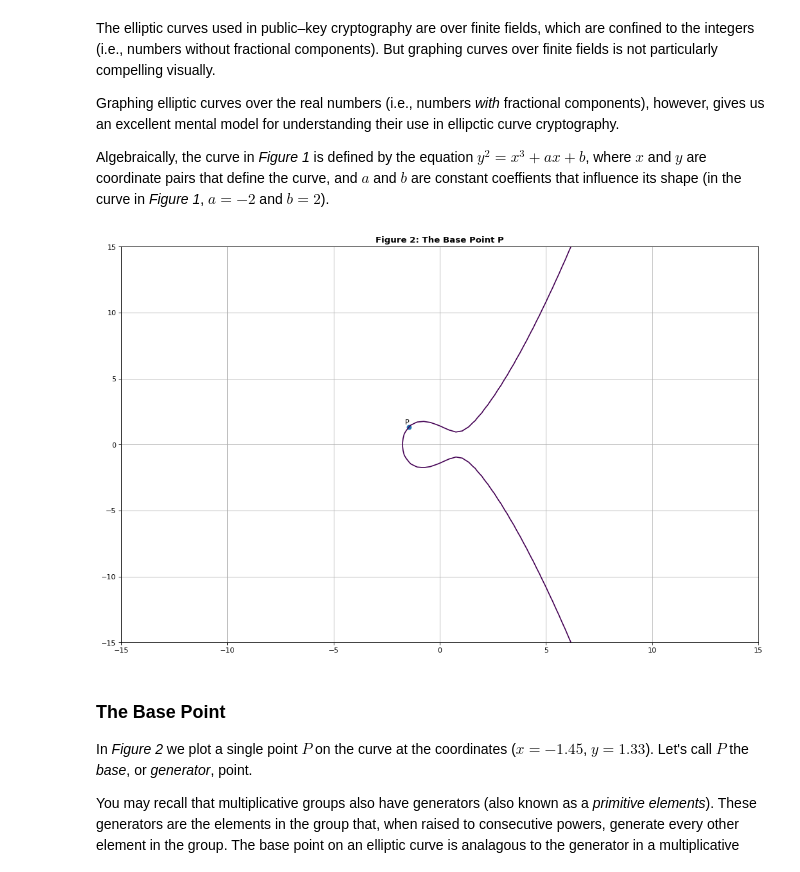
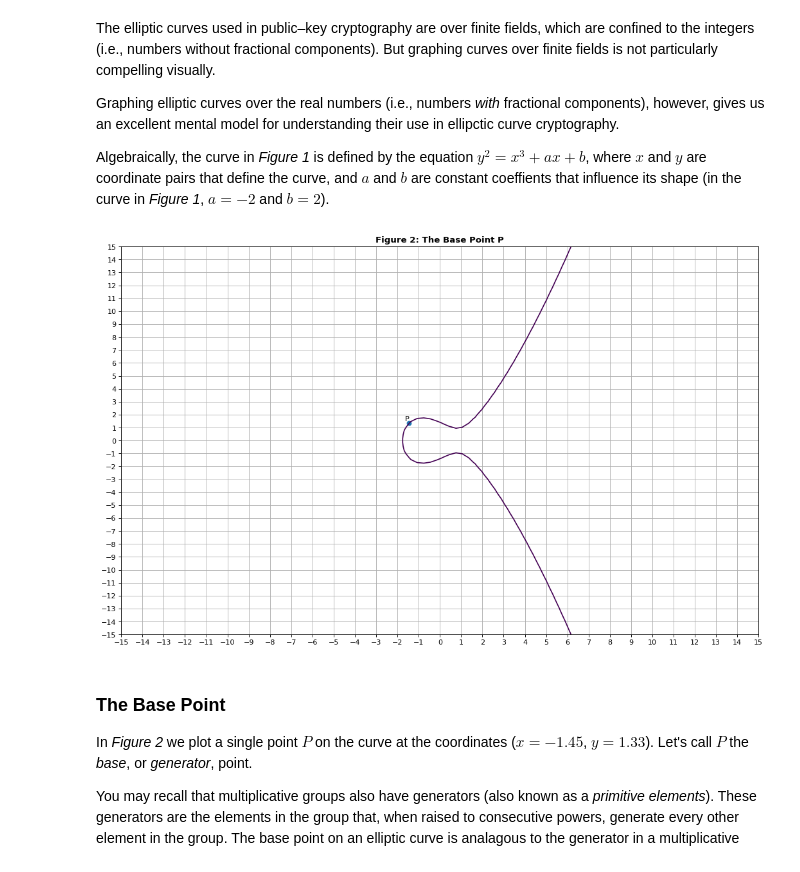
Before and after one commit to dchampion/crypto, a Jupyter notebook: doc/EllipticCurves.ipynb, the cells around one changed output. Saved outputs shown, nothing was run; the diff lists cells and outputs as text; code cells hidden in the pictures.

Commit message:
Increase tick increments on graphs

```diff
--- a/doc/EllipticCurves.ipynb
+++ b/doc/EllipticCurves.ipynb
@@ -13,6 +13,12 @@ import numpy as np
 import matplotlib.pyplot as plt
 
 plt.figure(figsize=(16,10), dpi=80)
+def grid(start, stop):
+    ticks = [_ for _ in range(start, stop)]
+    plt.xticks(ticks)
+    plt.yticks(ticks)
+
+grid(-17,17)
 
 y, x = np.ogrid[-15:15:100j, -15:15:100j]
 a, b = -2, 2
@@ -31,18 +37,19 @@ Graphing elliptic curves over the real numbers (i.e., numbers _with_ fractional
 Algebraically, the curve in _Figure 1_ is defined by the equation $y^2 = x^3 + ax + b$, where $x$ and $y$ are coordinate pairs that define the curve, and $a$ and $b$ are constant coeffients that influence its shape (in the curve in _Figure 1_, $a = -2$ and $b = 2$).
 # %%
 plt.figure(figsize=(16,10), dpi=80)
+grid(-17,17)
 
 plt.contour(x.ravel(), y.ravel(), pow(x, 3) - pow(y, 2) + a*x + b, [0])
 
 Px, Py = -1.45221053, 1.33333333
 plt.scatter(Px, Py)
 plt.annotate("P", [Px-.2, Py+.2])
 
 plt.title("Figure 2: The Base Point P", fontsize="large", fontweight="bold")
 plt.grid()
 plt.show()
 # %% [output]
-[figure, old version]
+[figure, new version]
 # %% [markdown]
 ### The Base Point
 In _Figure 2_ we plot a single point $P$ on the curve at the coordinates ($x = -1.45$, $y = 1.33$). Let's call $P$ the _base_, or _generator_, point.
```
Also changed, not shown: parts of 10 cells of this notebook.
